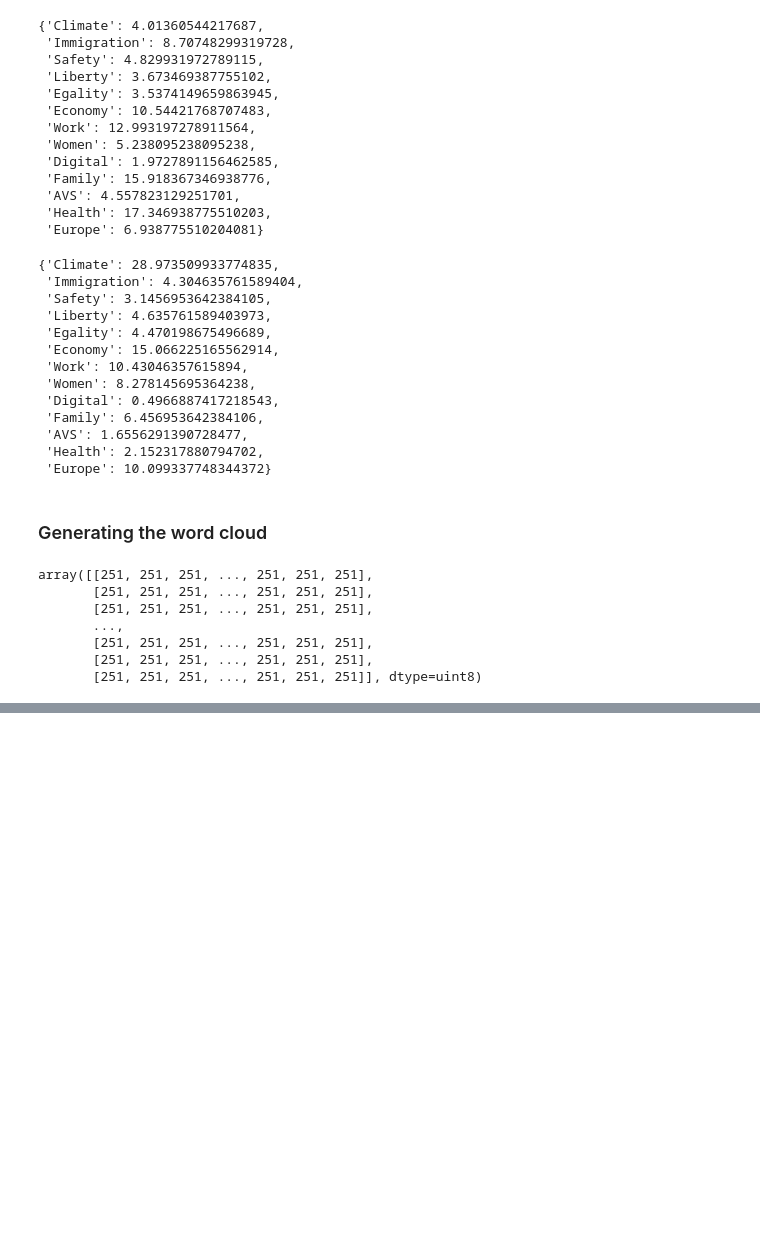
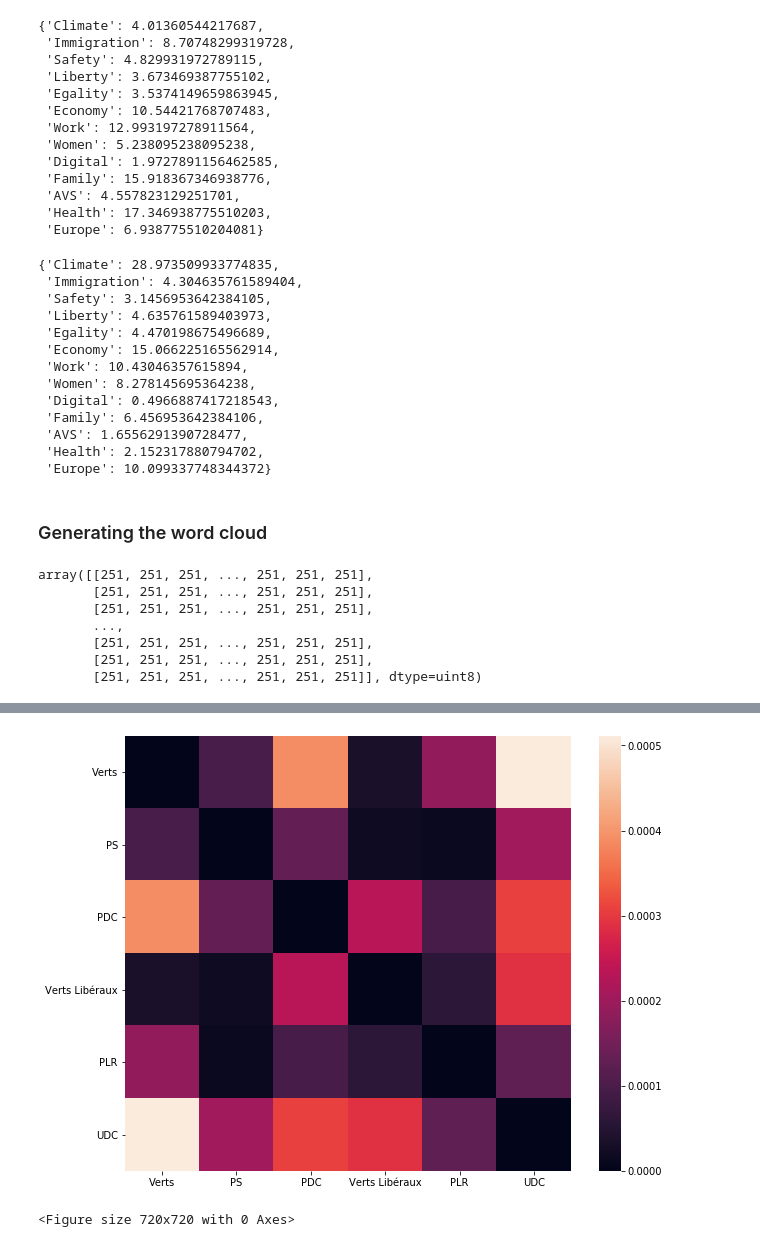
Before and after one commit to ArthurVignon/ADA_project, a Jupyter notebook: tweets_analysis.ipynb, the cells around one changed output, grey strips where cells are left out. Cells and saved outputs as stored; diff of their text form; code cells hidden in the pictures; blank space fills up the shorter version.

Commit message:
Add word2vec with cosine similiraties

```diff
--- a/tweets_analysis.ipynb
+++ b/tweets_analysis.ipynb
@@ -533,0 +550,42 @@ plt.pyplot.show()
+# %%
+UDC_list_keyword = text_to_list_keyword(UDC_text.split(" "))
+PS_list_keyword = text_to_list_keyword(PS_text.split(" "))
+PLR_list_keyword = text_to_list_keyword(PLR_text.split(" "))
+PDC_list_keyword = text_to_list_keyword(PDC_text.split(" "))
+VERTS_list_keyword = text_to_list_keyword(VERTS_text.split(" "))
+VERTS_LIB_list_keyword = text_to_list_keyword(VERTS_LIB_text.split(" "))
+
+parties_list_keyword = [UDC_list_keyword, PS_list_keyword, PLR_list_keyword, PDC_list_keyword, VERTS_list_keyword, VERTS_LIB_list_keyword]
+# %%
+vector_size = 100
+documents = [TaggedDocument(doc, [i]) for i, doc in enumerate(texts)]
+model = Doc2Vec(documents, vector_size=vector_size, window=10, min_count=1, workers=4)
+# %%
+def mean_list_word(list_word, model):
+    mean = np.zeros(model.vector_size)
+    for t in list_word:
+        mean += model[t]
+    return mean/len(list_word)
+# %%
+mean_UDC = mean_list_word(UDC_list_keyword, model)
+mean_PS = mean_list_word(PS_list_keyword, model)
+mean_PLR = mean_list_word(PLR_list_keyword, model)
+mean_PDC = mean_list_word(PDC_list_keyword, model)
+mean_VERTS = mean_list_word(VERTS_list_keyword, model)
+mean_VERTS_LIB = mean_list_word(VERTS_LIB_list_keyword, model)
+# %%
+means_parties = [mean_VERTS, mean_PS, mean_PDC, mean_VERTS_LIB, mean_PLR, mean_UDC]
+parties = ["Verts", "PS", "PDC", "Verts Libéraux","PLR", "UDC"]
+
+similiraties = np.zeros((6,6))
+for i in range(0,6):
+    for j in range(0,6):
+        similiraties[i][j] = spatial.distance.cosine(means_parties[i], means_parties[j])
+
+fig, ax = plt.pyplot.subplots(figsize=(10,8))
+sns.heatmap(similiraties, xticklabels=parties, yticklabels=parties, ax=ax)
+plt.pyplot.figure(figsize=[10,10])
+plt.pyplot.show()
+# %% [output]
+[figure, added]
+<Figure size 720x720 with 0 Axes>
```
Also changed, not shown: parts of 16 cells of this notebook.
